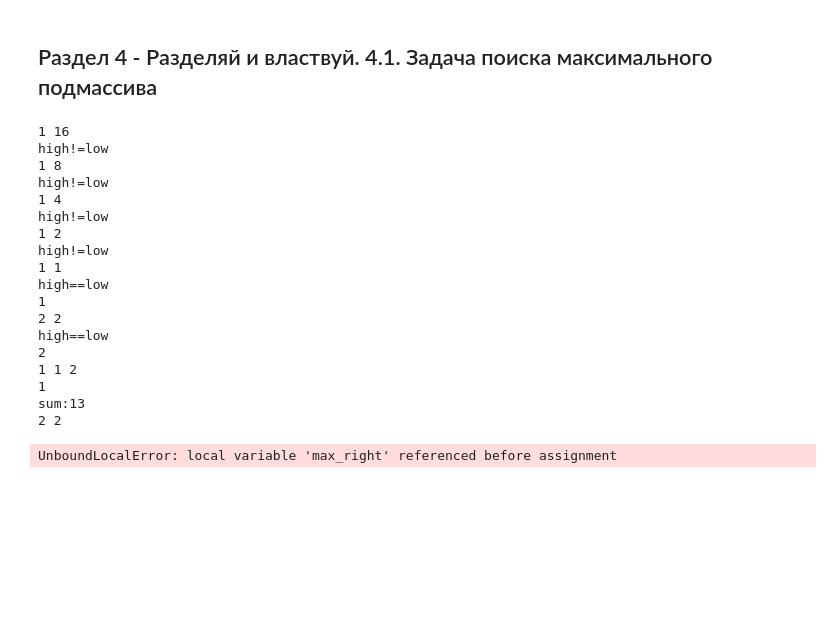
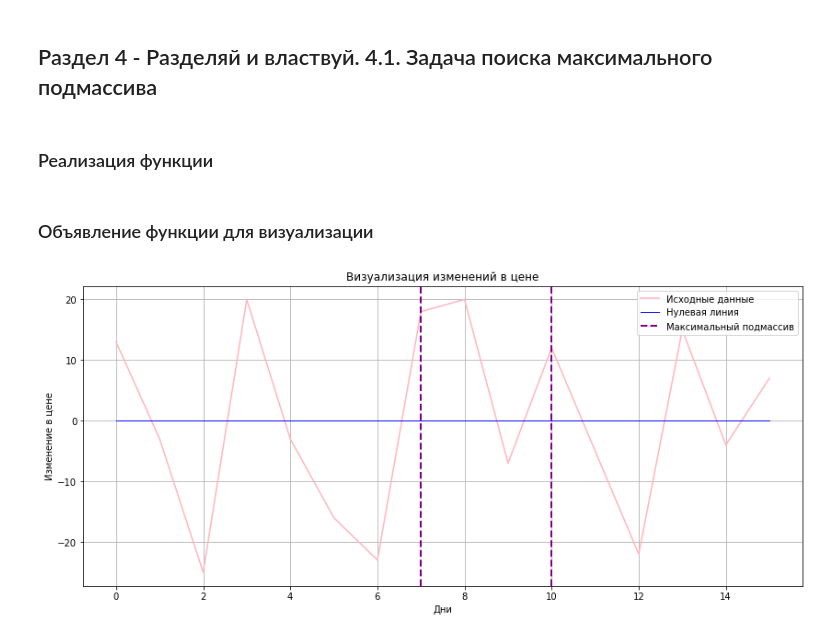
Before and after one commit to ChrisLisbon/ITMO_algorithms_classes, a Jupyter notebook: lab8.ipynb, the cells around one changed output. Drawn from its saved outputs; the diff is of its cells as text; code cells hidden in the pictures; blank space fills up the shorter version.

```diff
--- a/lab8.ipynb
+++ b/lab8.ipynb
@@ -7,35 +9,27 @@ import matplotlib.pyplot as plt
+# %% [markdown]
+### Реализация функции
 # %%
 def find_max_crossing_subarray(A, low, mid, high):
-    print(low, mid, high)
     left_sum = float("-inf")
     summ = 0
     for i in reversed(range(low, mid+1)):
-        print(i)
-        summ = summ+A[i]
-        print('sum:'+str(summ))
+        summ = summ+A[i-1]
         if summ > left_sum:
             left_sum = summ
             max_left = i
     right_sum = float("-inf")
     summ=0
-    print(mid+1, high)
-    for j in range(mid+1, high):
-        print(j)
-        summ=summ+A[j]
-        print('sum:'+str(summ))
+    for j in range(mid+1, high+1):
+        summ=summ+A[j-1]
         if summ>right_sum:
             right_sum=summ
             max_right=j
     return (max_left, max_right, left_sum+right_sum)
 
 def find_maximum_subarray(A, low, high):
-    print(low, high)
     if high==low:
-        print('high==low')
-        print(low)
-        return (low, high, A[int(low)])
+        return (low, high, A[int(low)-1])
     else:
-        print('high!=low')
         mid=(low+high)//2
         left_low, left_high, left_sum = find_maximum_subarray(A, low, mid)
         right_low, right_high, right_sum = find_maximum_subarray(A, mid+1, high)
@@ -46,27 +40,26 @@ def find_maximum_subarray(A, low, high):
             return right_low, right_high, right_sum
         else:
             return cross_low, cross_high, cross_sum
+# %% [markdown]
+### Объявление функции для визуализации
+# %%
+def visualize_result(A, left, right):
+    plt.rcParams['figure.figsize'] = [14, 6]
+    fig, ax = plt.subplots()
+    ax.plot([i for i in range(len(A))], A, color='#FFB6C1', label='Исходные данные')
+    ax.plot([i for i in range(len(A))], [0 for i in range(len(A))], color='blue', linewidth=1, label='Нулевая линия')
+    ax.set(xlabel='Дни', ylabel='Изменение в цене',title='Визуализация изменений в цене')
+    ax.axvline(x=left, linewidth=2, color='purple', linestyle='dashed', label='Максимальный подмассив')
+    ax.axvline(x=right, linewidth=2, color='purple', linestyle='dashed')
+    leg = plt.legend()
+    ax.grid()
+    plt.show()
 # %%
 A=[13, -3, -25, 20, -3, -16, -23, 18, 20, -7, 12, -5, -22, 15, -4, 7]
-print(find_maximum_subarray(A, 1, len(A)))
-#print(find_max_crossing_subarray(A, 0, (len(A)+1)//2, len(A)))
+resut=find_maximum_subarray(A, 1, len(A))
+left=resut[0]-1
+right=resut[1]-1
+summ=resut[2]
+visualize_result(A, left, right)
 # %% [output]
-1 16
-high!=low
-1 8
-high!=low
-1 4
-high!=low
-1 2
-high!=low
-1 1
-high==low
-1
-2 2
-high==low
-2
-1 1 2
-1
-sum:13
-2 2
-UnboundLocalError: local variable 'max_right' referenced before assignment
+[figure, added]
```
Also changed, not shown: parts of 4 cells of this notebook.
